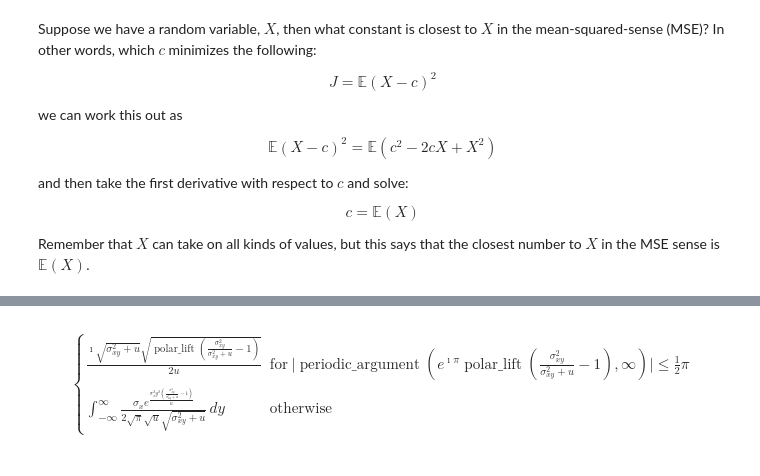
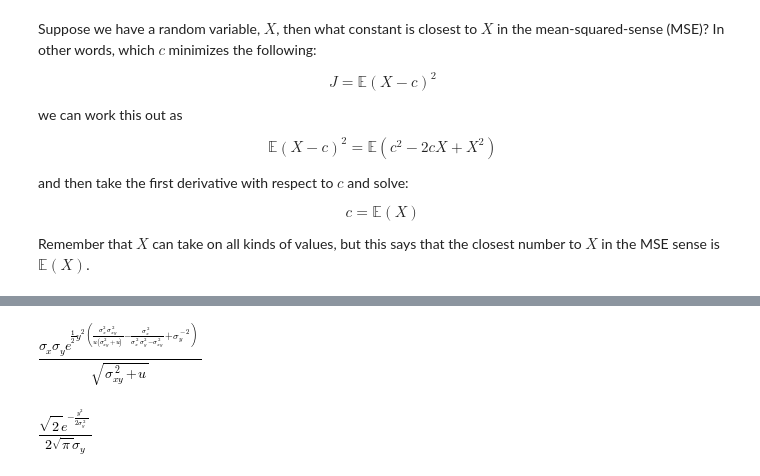
Before and after one commit to unpingco/Python-for-Signal-Processing, a Jupyter notebook: Conditional_Expectation_Projection.ipynb, the cells around one changed output, grey strips where cells are left out. Saved outputs shown, nothing was run; the diff lists cells and outputs as text; code cells hidden in the pictures.

```diff
--- a/Conditional_Expectation_Projection.ipynb
+++ b/Conditional_Expectation_Projection.ipynb
@@ -239,4 +178,8 @@ $$\begin{cases} \frac{\mathbf{\imath} \sigma_{x} \sigma_{y} \sqrt{\operatorname{
-# %%
-integrate(_,(y,-oo,oo))
-# %% [output]
-$$\begin{cases} \frac{\mathbf{\imath} \sqrt{\sigma_{xy}^{2} + u} \sqrt{\operatorname{polar\_lift}{\left (\frac{\sigma_{xy}^{2}}{\sigma_{xy}^{2} + u} -1 \right )}}}{2 u} & \text{for}\: \lvert{\operatorname{periodic\_argument}{\left (e^{\mathbf{\imath} \pi} \operatorname{polar\_lift}{\left (\frac{\sigma_{xy}^{2}}{\sigma_{xy}^{2} + u} -1 \right )},\infty \right )}}\rvert \leq \frac{1}{2} \pi \\\int_{-\infty}^{\infty} \frac{\sigma_{x} e^{\frac{\sigma_{x}^{2} y^{2} \left(\frac{\sigma_{xy}^{2}}{\sigma_{xy}^{2} + u} -1\right)}{u}}}{2 \sqrt{\pi} \sqrt{u} \sqrt{\sigma_{xy}^{2} + u}}\, dy & \text{otherwise} \end{cases}$$
+# %%
+simplify(integrate(fcond2,(x,-oo,oo)))
+# %% [output]
+[figure, added]
+# %%
+fyy
+# %% [output]
+[figure, added]
```
Also changed, not shown: parts of 21 cells of this notebook.
